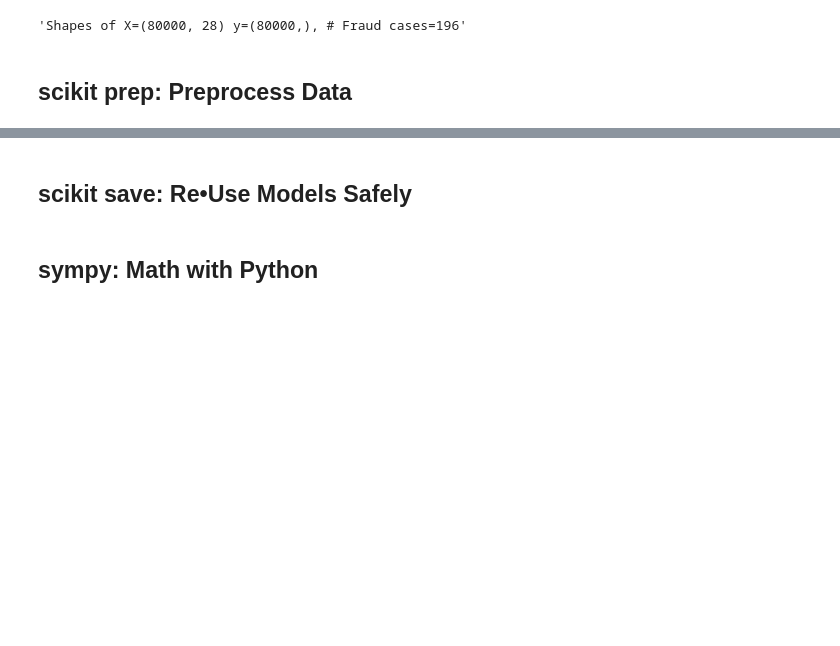
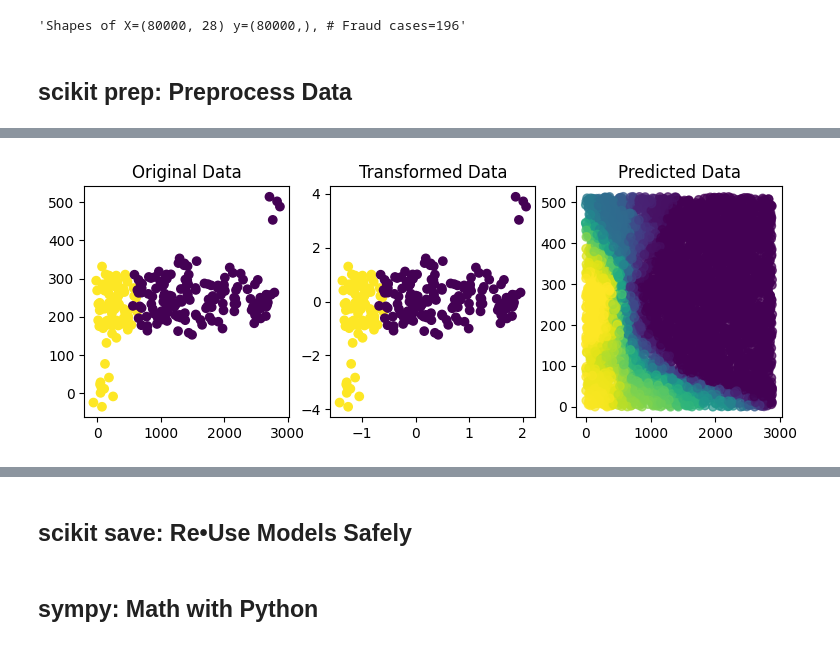
Before and after one commit to Friend09/practise_prod_python_tools, a Jupyter notebook: notebooks/practise_Data_Science_and_Machine_Learning.ipynb, the cells around one changed output, grey strips where cells are left out. Saved outputs shown, nothing was run; the diff lists cells and outputs as text; code cells hidden in the pictures; blank space fills up the shorter version.

```diff
--- a/notebooks/practise_Data_Science_and_Machine_Learning.ipynb
+++ b/notebooks/practise_Data_Science_and_Machine_Learning.ipynb
@@ -185,0 +225,36 @@ f"Shapes of X={X.shape} y={y.shape}, # Fraud cases={y.sum()}"
+# %%
+def plot_output(scaler):
+    pipe = Pipeline(
+        [
+            ("scaler", scaler),
+            ("model", KNeighborsClassifier(n_neighbors=20, weights="distance")),
+        ]
+    )
+
+    pred = pipe.fit(X, y).predict(X)
+
+    plt.figure(figsize=(9, 3))
+    plt.subplot(131)
+    plt.scatter(X[:, 0], X[:, 1], c=y)
+    plt.title("Original Data")
+
+    plt.subplot(132)
+    X_tfm = scaler.transform(X)
+    plt.scatter(X_tfm[:, 0], X_tfm[:, 1], c=y)
+    plt.title("Transformed Data")
+
+    plt.subplot(133)
+    X_new = np.concatenate(
+        [
+            np.random.uniform(0, X[:, 0].max(), (5000, 1)),
+            np.random.uniform(0, X[:, 1].max(), (5000, 1)),
+        ],
+        axis=1,
+    )
+    y_proba = pipe.predict_proba(X_new)
+    plt.scatter(X_new[:, 0], X_new[:, 1], c=y_proba[:, 1], alpha=0.7)
+    plt.title("Predicted Data")
+# %%
+plot_output(scaler=StandardScaler())
+# %% [output]
+[figure, added]
```
Also changed, not shown: parts of 13 cells of this notebook.
